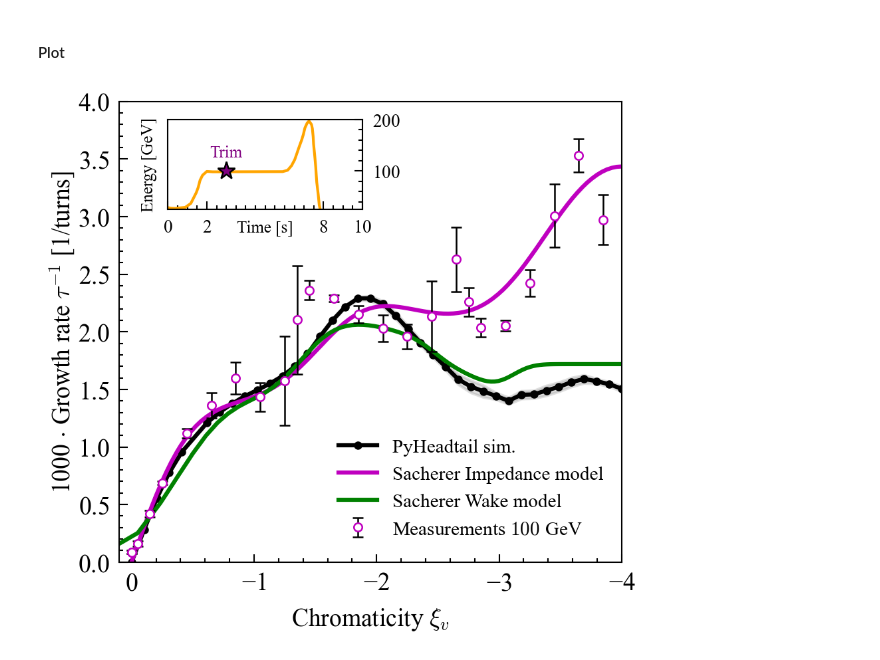
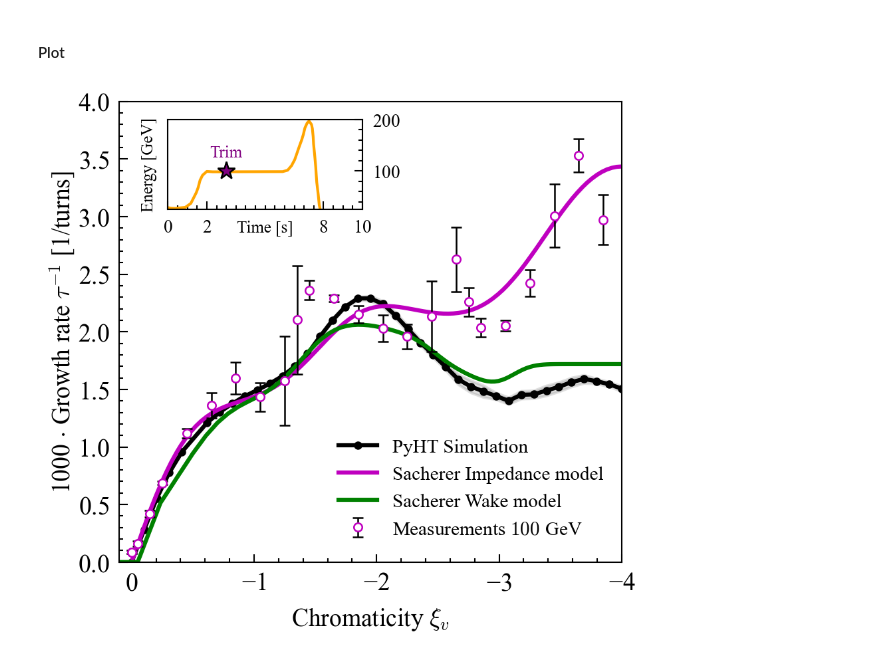
Before and after one commit to elenafuengar/SPS-impedance-studies, a Jupyter notebook: SPS-Headtail-Growth-Rates/2024/plots/plots_for_IPAC25.ipynb, the cells around one changed output. Saved outputs shown, nothing was run; the diff lists cells and outputs as text; code cells hidden in the pictures.

```diff
--- a/SPS-Headtail-Growth-Rates/2024/plots/plots_for_IPAC25.ipynb
+++ b/SPS-Headtail-Growth-Rates/2024/plots/plots_for_IPAC25.ipynb
@@ -368,7 +490,7 @@ E_0 = 100e9  # total energy of the reference particle [eV]
 gamma = E_0/E_rest
 eta = 1 / gamma_t ** 2 - 1 / gamma ** 2 # slip factor
 sigma_z = 15 #15.5 # [cm]
-Qp_arr = np.linspace(0, -4, 100) #*Q_b # chromaticity. So it is xi*tune
+Qp_arr = np.linspace(0, -5, 100) #*Q_b # chromaticity. So it is xi*tune
 Zeff = []
 for Qp in Qp_arr:
     omega_xi = Qp * Q_b * omega_0 / eta
@@ -481,6 +603,7 @@ for Qp in Qp_arr2:
     Zeff.append(Zeff_dipolar)#+Zeff_quad)
 
 y_fft = np.array(Zeff)
+y_fft[:2] = 0.
 #plt.plot(-Qp_arr2, y_fft)
 # %% [markdown]
 #### Plot
@@ -517,32 +640,32 @@ for qpv in qpvs:
     error = (df.loc[df['qpv'] == qpv, 'slope']*1e3).std(ddof=0)
     markers, caps, bars = ax.errorbar(qpv-0.25, mean, yerr=error, c='m', mfc='w', fmt = 'o',  ms=3., ecolor='k', elinewidth=0.6, markeredgewidth=0.6, capsize=2)
 m3 = ax.errorbar(qpv-0.25, mean, yerr=error, c='m', mfc='w', fmt = 'o', ecolor='k',  ms=3., elinewidth=0.6, markeredgewidth=0.6, capsize=2, label='meas. 03/07/23')
 
 # Inset axis with energy
 # [left, bottom, width, height] in figure fraction (0–1)
 energy = np.loadtxt('SPS-Headtail-Growth-Rates/2024/csvs/energy100GeV.csv', skiprows=1, delimiter=',')
 inset_ax = fig.add_axes([0.2, 0.7, 0.3, 0.15])
 inset_ax.plot(energy[:, 0]*8, energy[:, 1]*(200-26)+26, color='orange')
 inset_ax.errorbar(3, 100, color='purple', fmt = '*',  ms=6.5, mec='k', elinewidth=0.6, markeredgewidth=0.6, capsize=2)
 inset_ax.text(2.15, 135, 'Trim', color='purple', fontsize=6., va='center' )
 inset_ax.set_xlabel("Time [s]", fontsize=6., labelpad=0.5)
 inset_ax.set_ylabel("Energy [GeV]", fontsize=6.)
 inset_ax.xaxis.set_label_coords(0.5, -0.12)
 inset_ax.set_xticks([0, 2, 8, 10])
 inset_ax.set_ylim(26, 200)
 inset_ax.set_xlim(0, 10)
 inset_ax.tick_params(labelsize=6.5)
 inset_ax.yaxis.tick_right()
 inset_ax.tick_params(axis='both', top=False,)
 inset_ax.tick_params(axis='both', which='minor', top=False,)
 #inset_ax.minorticks_off()
 
 # Legend
 ax.legend(handles=[l0[0], l1[0], l2[0], m3],
-           labels=['PyHeadtail sim.', 'Sacherer Impedance model', 'Sacherer Wake model', r'Measurements $100~$GeV'],
+           labels=['PyHT Simulation', 'Sacherer Impedance model', 'Sacherer Wake model', r'Measurements $100~$GeV'],
            fontsize=7, ncol=1, bbox_to_anchor=(0.7, 0.16), loc='center',
            )
 
 fig.savefig('SPS-Headtail-Growth-Rates/2024/plots/figure2_100GeV_Sacherer.pdf')
 # %% [output]
-[figure, old version]
+[figure, new version]
```
Also changed, not shown: parts of 2 cells of this notebook, 4 other files.
